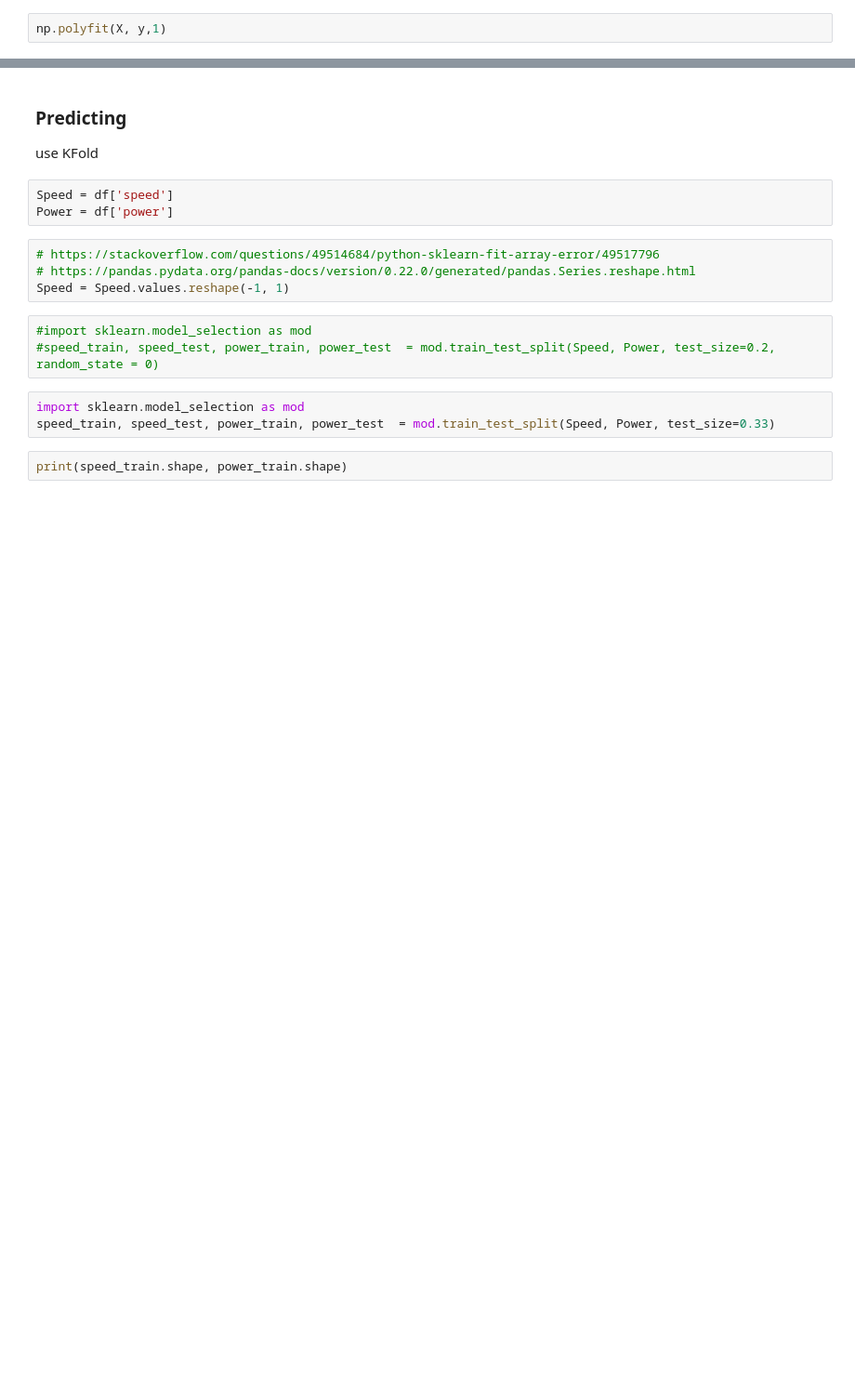
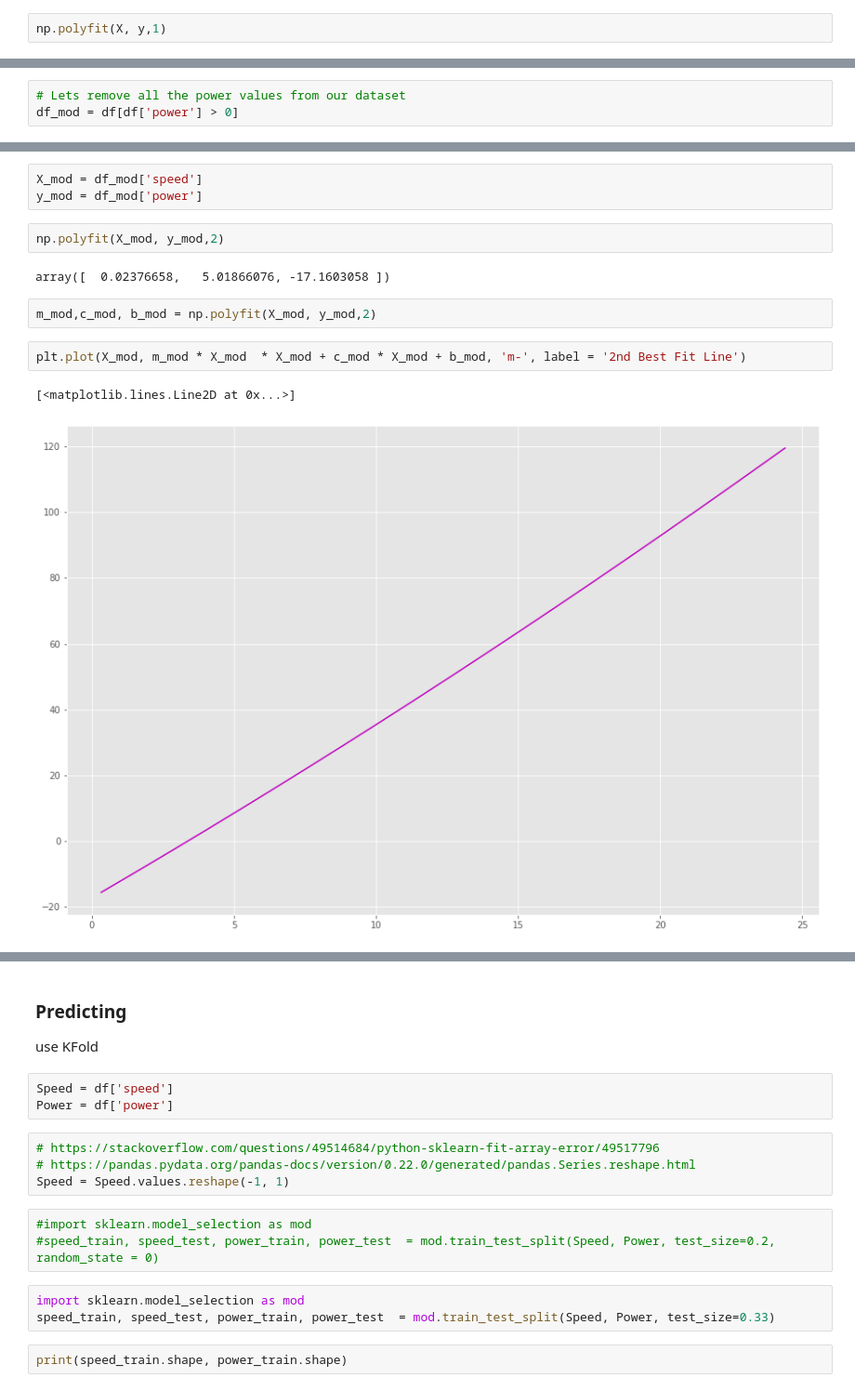
Before and after one commit to shaner1/FunDA_Project_2020, a Jupyter notebook: FunDA_Project_2020.ipynb, the cells around one changed output, grey strips where cells are left out. Shown: that part at 93% size. Saved outputs shown, nothing was run; the diff lists cells and outputs as text; blank space fills up the shorter version.

Commit message:
successfully applied polynomial regression to dataset

```diff
--- a/FunDA_Project_2020.ipynb
+++ b/FunDA_Project_2020.ipynb
@@ -294,0 +302,3 @@ np.polyfit(X, y,1)
+# %%
+# Lets remove all the power values from our dataset
+df_mod = df[df['power'] > 0]
@@ -294,0 +319,14 @@ np.polyfit(X, y,1)
+# %%
+X_mod = df_mod['speed']
+y_mod = df_mod['power']
+# %%
+np.polyfit(X_mod, y_mod,2)
+# %% [output]
+array([  0.02376658,   5.01866076, -17.1603058 ])
+# %%
+m_mod,c_mod, b_mod = np.polyfit(X_mod, y_mod,2)
+# %%
+plt.plot(X_mod, m_mod * X_mod  * X_mod + c_mod * X_mod + b_mod, 'm-', label = '2nd Best Fit Line')
+# %% [output]
+[<matplotlib.lines.Line2D at 0x...>]
+[figure, added]
```
Also changed, not shown: parts of 20 cells of this notebook.
